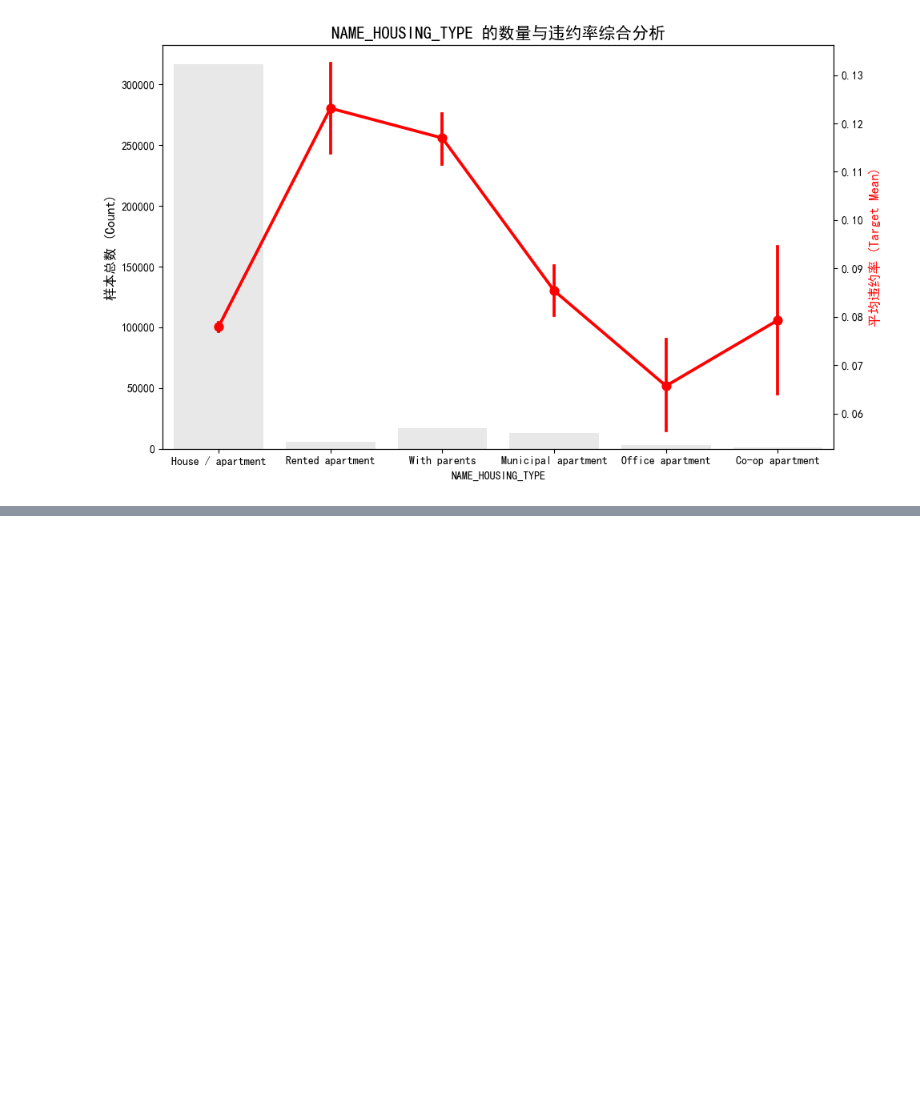
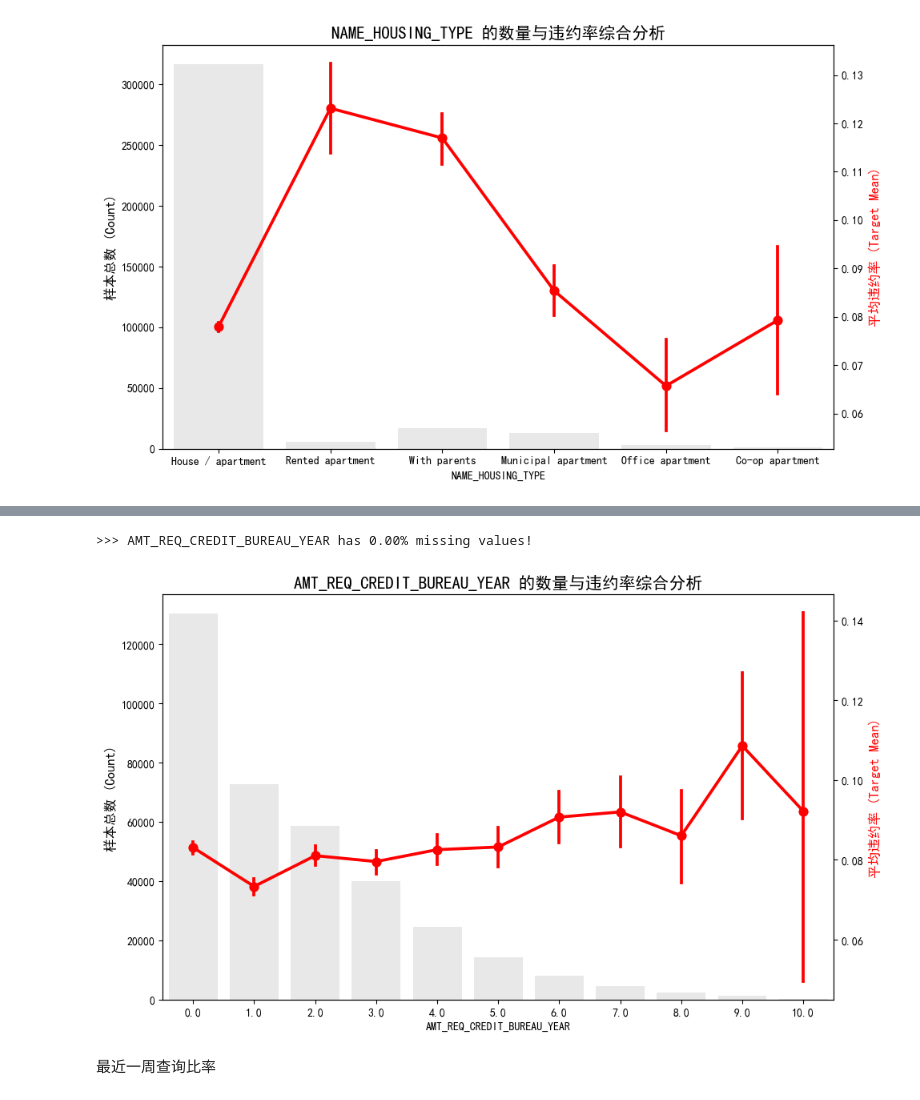
Before and after one commit to ddongzi/data-analysis, a Jupyter notebook: kaggle/Home_Credit_Default_Risk/05_better_menu_feature_enginer.ipynb, the cells around one changed output, grey strips where cells are left out. Drawn from its saved outputs; the diff is of its cells as text; code cells hidden in the pictures; blank space fills up the shorter version.

```diff
--- a/kaggle/Home_Credit_Default_Risk/05_better_menu_feature_enginer.ipynb
+++ b/kaggle/Home_Credit_Default_Risk/05_better_menu_feature_enginer.ipynb
@@ -702,0 +745,7 @@ plot_category_stat(app,'NAME_HOUSING_TYPE')
+# %%
+app['AMT_REQ_CREDIT_BUREAU_HOUR'].fillna(0, inplace=True)
+app['AMT_REQ_CREDIT_BUREAU_WEEK'].fillna(0, inplace=True)
+app['AMT_REQ_CREDIT_BUREAU_DAY'].fillna(0, inplace=True)
+app['AMT_REQ_CREDIT_BUREAU_MON'].fillna(0, inplace=True)
+app['AMT_REQ_CREDIT_BUREAU_QRT'].fillna(0, inplace=True)
+app['AMT_REQ_CREDIT_BUREAU_YEAR'].fillna(0, inplace=True)
@@ -702,0 +754,9 @@ plot_category_stat(app,'NAME_HOUSING_TYPE')
+# %%
+app['AMT_REQ_CREDIT_BUREAU_YEAR'] = app['AMT_REQ_CREDIT_BUREAU_YEAR'].clip(upper=10)
+# %%
+plot_category_stat(app, 'AMT_REQ_CREDIT_BUREAU_YEAR')
+# %% [output]
+>>> AMT_REQ_CREDIT_BUREAU_YEAR has 0.00% missing values!
+[figure, added]
+# %% [markdown]
+最近一周查询比率
```
Also changed, not shown: parts of 34 cells of this notebook, 2 other files.
